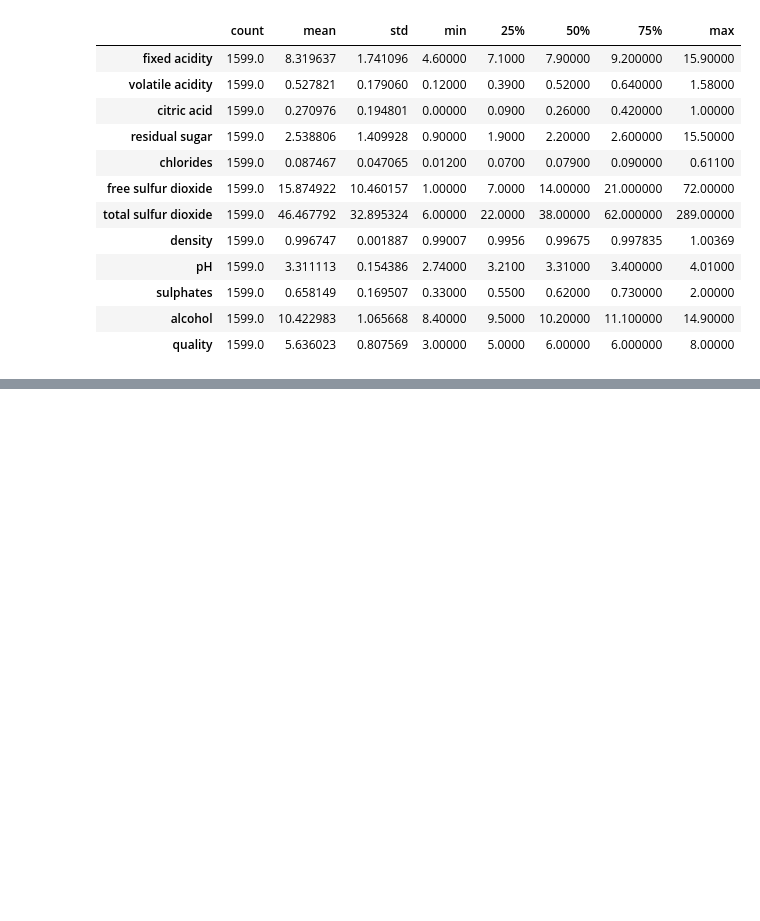
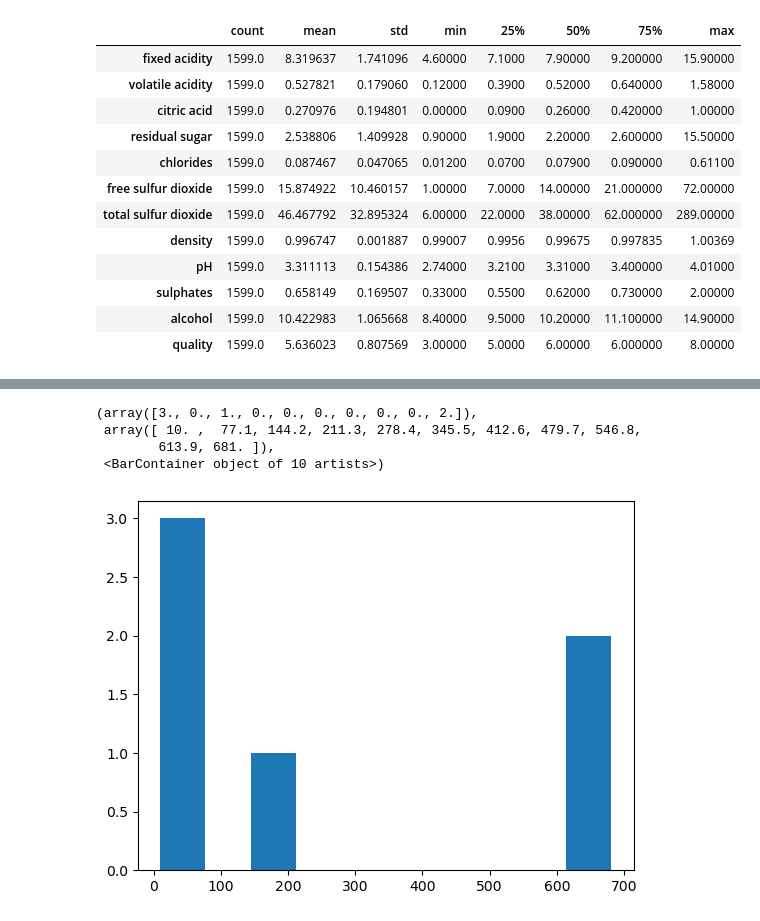
Before and after one commit to valiantDI/wine-quality-classification, a Jupyter notebook: source/EDA.ipynb, the cells around one changed output, grey strips where cells are left out. Drawn from its saved outputs; the diff is of its cells as text; code cells hidden in the pictures; blank space fills up the shorter version.

```diff
--- a/source/EDA.ipynb
+++ b/source/EDA.ipynb
@@ -57,0 +63,8 @@ zsh:1: no matches found: pandas-profiling[notebook]
+# %%
+plt.hist(df.quality.value_counts())
+# %% [output]
+(array([3., 0., 1., 0., 0., 0., 0., 0., 0., 2.]),
+ array([ 10. ,  77.1, 144.2, 211.3, 278.4, 345.5, 412.6, 479.7, 546.8,
+        613.9, 681. ]),
+ <BarContainer object of 10 artists>)
+[figure, added]
```
Also changed, not shown: parts of 9 cells of this notebook, 7 other files.
